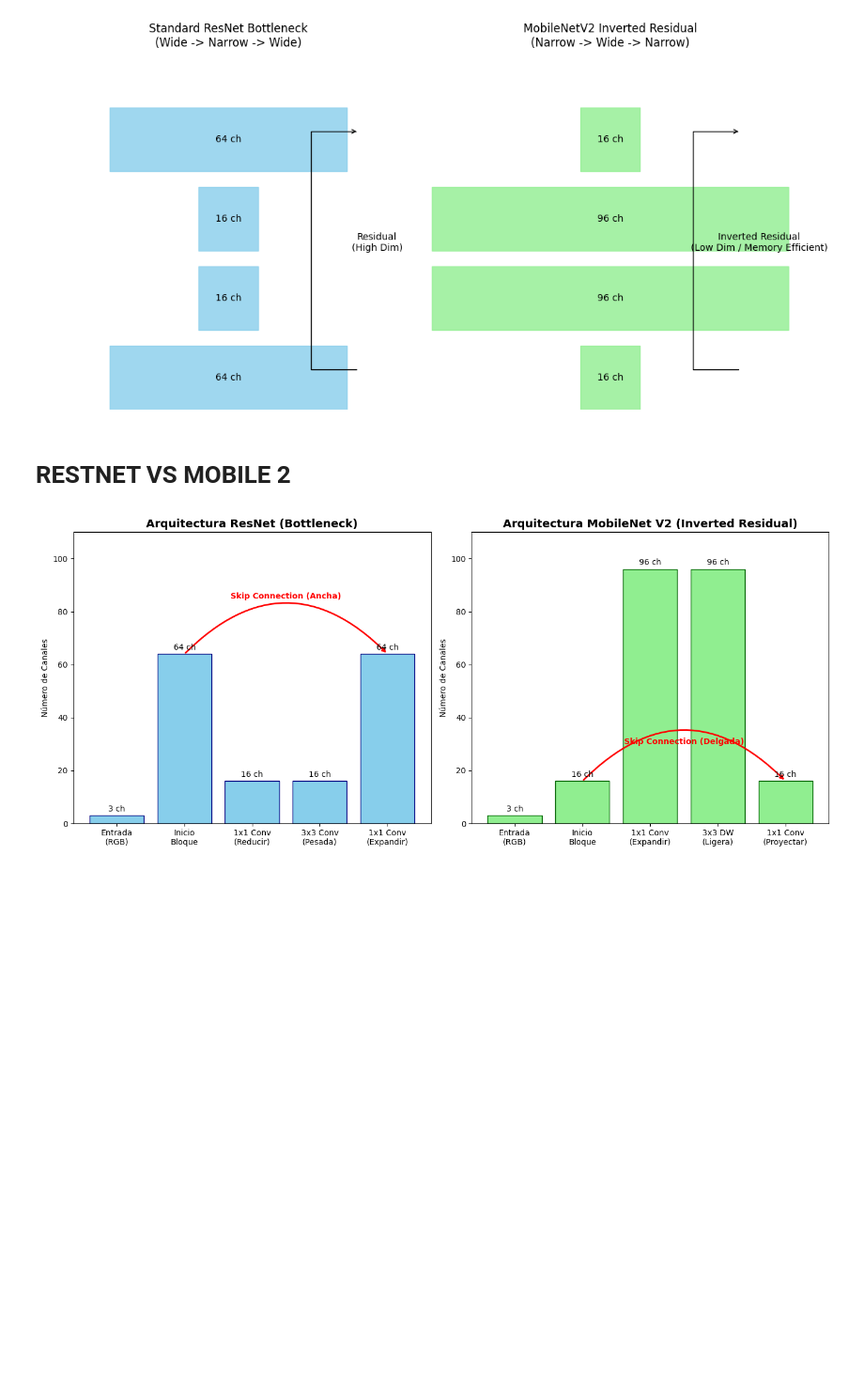
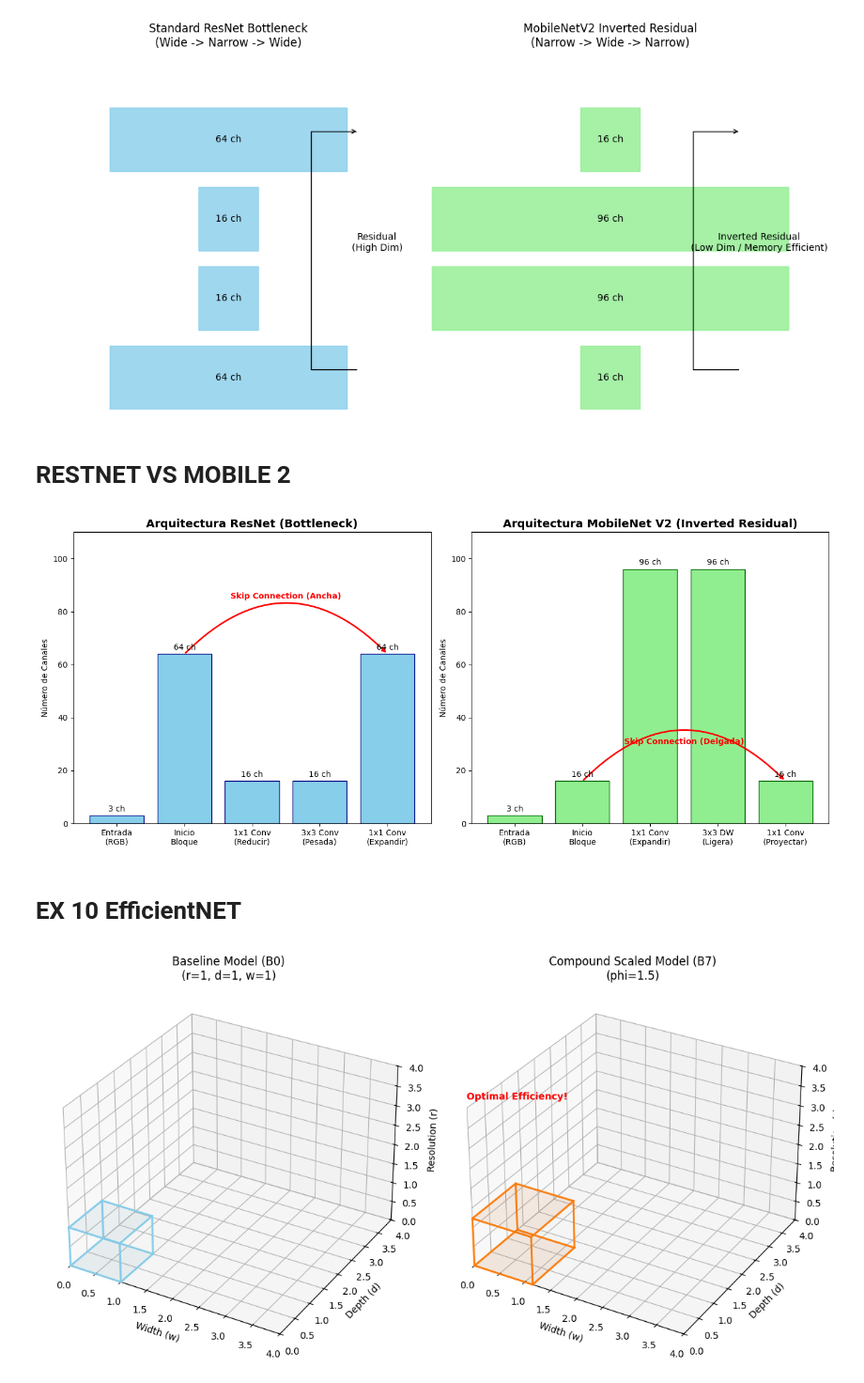
Before and after one commit to Saavkd7/DeepLearning-Specialization-Coursera, a Jupyter notebook: 4. Convolutional+Neural+NETWORKS/Week2/Ex.ipynb, the cells around one changed output. Shown at 94% size. Drawn from its saved outputs; the diff is of its cells as text; code cells hidden in the pictures; blank space fills up the shorter version.

```diff
--- a/4. Convolutional+Neural+NETWORKS/Week2/Ex.ipynb
+++ b/4. Convolutional+Neural+NETWORKS/Week2/Ex.ipynb
@@ -597,3 +597,76 @@ def plot_architectures():
 plot_architectures()
 # %% [output]
 [figure]
+# %% [markdown]
+# EX 10  EfficientNET
+# %%
+import matplotlib.pyplot as plt
+from mpl_toolkits.mplot3d import Axes3D
+import numpy as np
+
+def visualize_compound_scaling_fixed():
+    fig = plt.figure(figsize=(12, 6))
+
+    # --- Helper Function to Draw a Wireframe Box ---
+    def draw_box(ax, w, d, r, color, title):
+        # Vertices of the box
+        # Origin is (0,0,0) -> Max corner is (w, d, r)
+        corners = np.array([
+            [0, 0, 0], [w, 0, 0], [w, d, 0], [0, d, 0],  # Bottom face
+            [0, 0, r], [w, 0, r], [w, d, r], [0, d, r]   # Top face
+        ])
+
+        # Define edges by connecting vertex indices
+        edges = [
+            [0,1], [1,2], [2,3], [3,0], # Bottom perimeter
+            [4,5], [5,6], [6,7], [7,4], # Top perimeter
+            [0,4], [1,5], [2,6], [3,7]  # Vertical pillars
+        ]
+
+        # Plot edges
+        for edge in edges:
+            ax.plot3D(corners[edge, 0], corners[edge, 1], corners[edge, 2], color=color, linewidth=2)
+
+        # Draw semi-transparent surfaces (Front, Back, Left, Right, Top, Bottom)
+        # We simplify by just plotting the bounding planes
+        x = [0, w, w, 0]; y = [0, 0, d, d]; z = [0, 0, 0, 0] # Bottom
+        ax.plot_trisurf(x, y, z, color=color, alpha=0.1)
+
+        x = [0, w, w, 0]; y = [0, 0, d, d]; z = [r, r, r, r] # Top
+        ax.plot_trisurf(x, y, z, color=color, alpha=0.1)
+
+        # Settings
+        ax.set_title(title)
+        ax.set_xlabel('Width (w)'); ax.set_ylabel('Depth (d)'); ax.set_zlabel('Resolution (r)')
+        ax.set_xlim(0, 4); ax.set_ylim(0, 4); ax.set_zlim(0, 4)
+
+    # --- 1. Baseline Model (B0) ---
+    ax1 = fig.add_subplot(1, 2, 1, projection='3d')
+    # Baseline dimensions
+    r0, d0, w0 = 1.0, 1.0, 1.0
+    draw_box(ax1, w0, d0, r0, 'skyblue', "Baseline Model (B0)\n(r=1, d=1, w=1)")
+
+    # --- 2. Scaled Model (Compound Scaling) ---
+    ax2 = fig.add_subplot(1, 2, 2, projection='3d')
+
+    # Hypothetical Compound Scaling parameters
+    phi = 1.5 # Scale factor
+    alpha, beta, gamma = 1.2, 1.1, 1.15 # Constants derived from grid search
+
+    # Calculate new dimensions
+    r_new = r0 * (gamma ** phi)
+    d_new = d0 * (alpha ** phi)
+    w_new = w0 * (beta ** phi)
+
+    draw_box(ax2, w_new, d_new, r_new, 'tab:orange', f"Compound Scaled Model (B7)\n(phi={phi})")
+
+    # Annotation for the result
+    ax2.text(0, 0, 4.2, "Optimal Efficiency!", color='red', fontweight='bold')
+
+    plt.tight_layout()
+    plt.show()
+
+if __name__ == "__main__":
+    visualize_compound_scaling_fixed()
+# %% [output]
+[figure, added]
```
Also changed, not shown: 2 other files.
